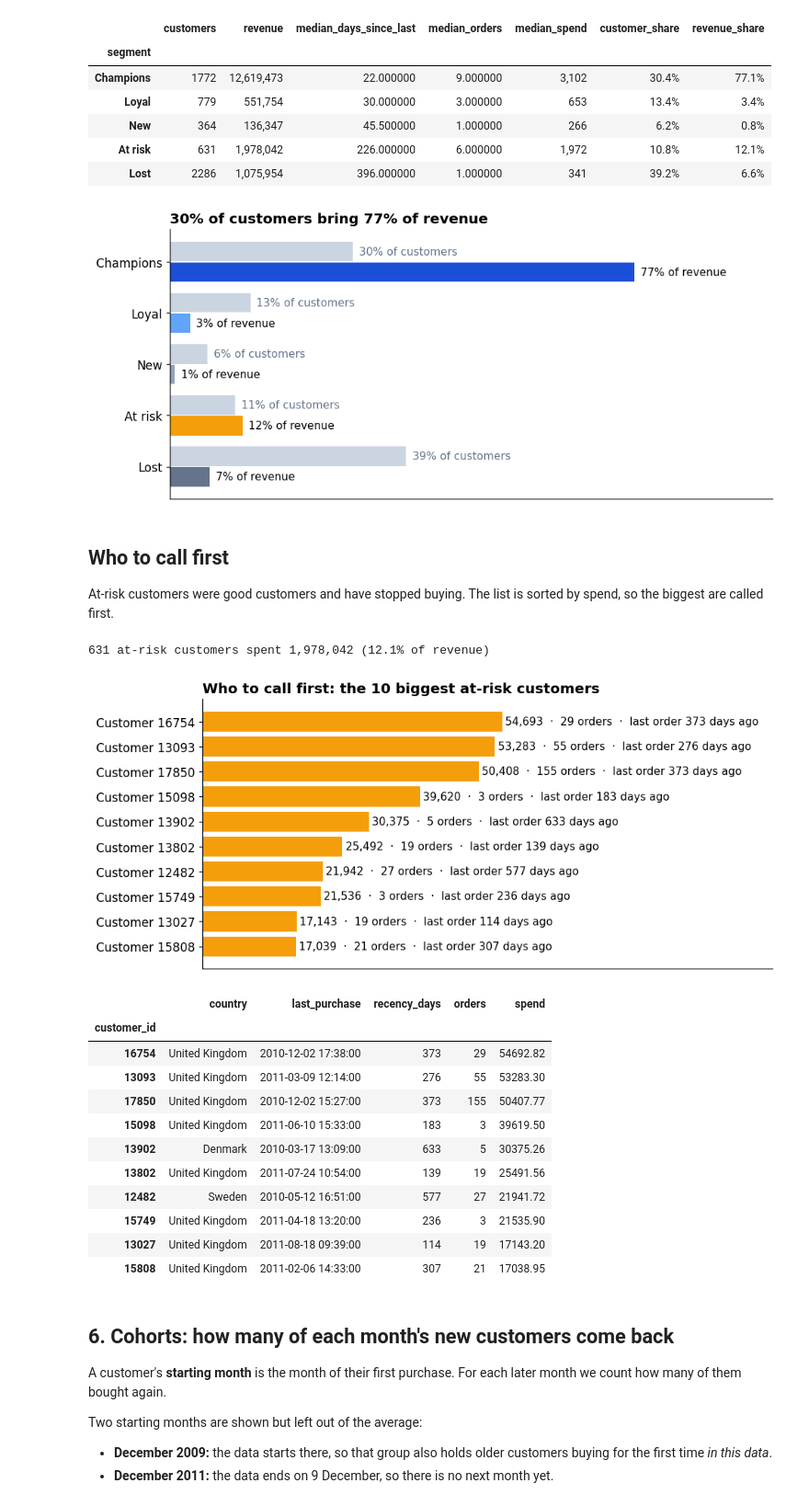
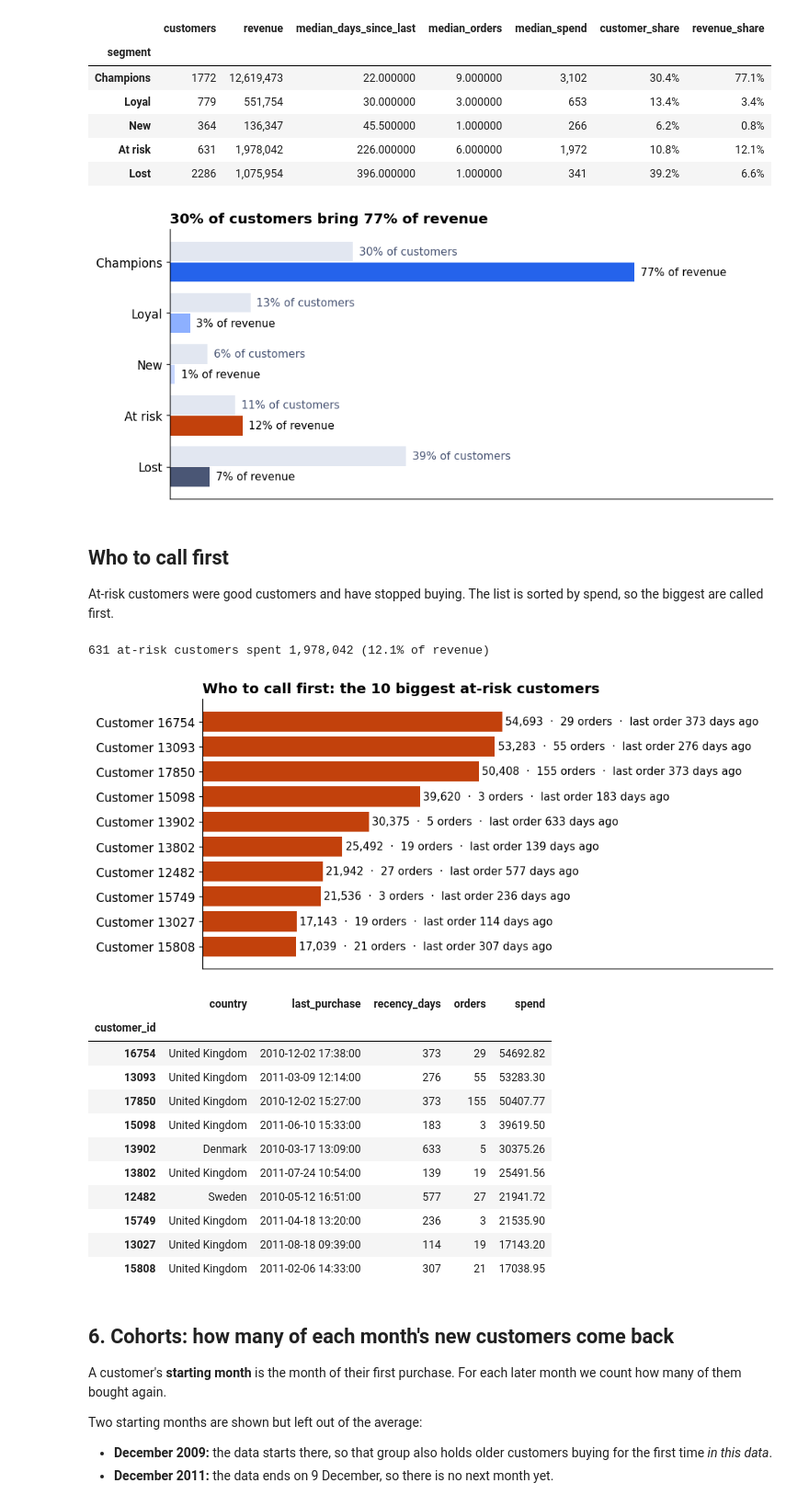
Before and after one commit to omarshalabyy1/customer-segments, a Jupyter notebook: analysis/analysis.ipynb, the cells around one changed output. Shown at 92% size. Cells and saved outputs as stored; diff of their text form; code cells hidden in the pictures.

Commit message:
README charts and diagrams in the shared theme colours: at risk in the danger colour, groups in the same theme slots as the Power BI report, cohort heatmap white to blue like the matrix

```diff
--- a/analysis/analysis.ipynb
+++ b/analysis/analysis.ipynb
@@ -15,6 +15,7 @@ import urllib.request, zipfile
 import numpy as np
 import pandas as pd
 import matplotlib.pyplot as plt
+from matplotlib.colors import LinearSegmentedColormap
 import duckdb
 
 DATA = Path("../data")
@@ -22,10 +23,10 @@ DOCS = Path("../docs")
 RAW = DATA / "online_retail_II.xlsx"
 URL = "https://archive.ics.uci.edu/static/public/502/online+retail+ii.zip"
 
-# Colours used in every chart and in the Power BI theme: blues for the base, amber for "at risk"
-NAVY, SLATE, LIGHT, AMBER = "#1E3A8A", "#64748B", "#CBD5E1", "#F59E0B"
+# The portfolio theme's colours, the same slots as the Power BI report: blues for the base, danger for "at risk"
+NAVY, SLATE, LIGHT, DANGER = "#0E1630", "#4A5675", "#E2E7F1", "#C2410C"
 SEGMENTS = ["Champions", "Loyal", "New", "At risk", "Lost"]
-SEGMENT_COLOURS = {"Champions": "#1D4ED8", "Loyal": "#60A5FA", "New": "#94A3B8", "At risk": AMBER, "Lost": SLATE}
+SEGMENT_COLOURS = {"Champions": "#2563EB", "Loyal": "#8DB0FF", "New": "#C7D7FE", "At risk": DANGER, "Lost": SLATE}
 plt.rcParams.update({"font.size": 11, "axes.spines.top": False, "axes.spines.right": False,
                      "axes.titleweight": "bold", "axes.titlesize": 13, "figure.dpi": 110})
 # %% [markdown]
@@ -230,7 +231,7 @@ ax.set_yticks(y, SEGMENTS); ax.invert_yaxis(); ax.set_xticks([]); ax.set_xlim(0,
 ax.set_title(f"{champ.customer_share:.0%} of customers bring {champ.revenue_share:.0%} of revenue", loc="left")
 plt.tight_layout(); plt.savefig(DOCS / "segments.png"); plt.show()
 # %% [output]
-[figure, old version]
+[figure, new version]
 # %% [markdown]
 ## Who to call first
 
@@ -238,19 +239,19 @@ At-risk customers were good customers and have stopped buying. The list is sorte
 # %%
 at_risk = customers[customers.segment == "At risk"].sort_values("spend", ascending=False)
 top10 = at_risk.head(10)
 print(f"{len(at_risk):,} at-risk customers spent {at_risk.spend.sum():,.0f} ({at_risk.spend.sum() / total_spend:.1%} of revenue)")
 
 fig, ax = plt.subplots(figsize=(9, 4))
-ax.barh([f"Customer {cid}" for cid in top10.index], top10.spend, color=AMBER)
+ax.barh([f"Customer {cid}" for cid in top10.index], top10.spend, color=DANGER)
 for i, (spend, days, orders) in enumerate(zip(top10.spend, top10.recency_days, top10.orders)):
     ax.text(spend + top10.spend.max() * 0.01, i, f"{spend:,.0f}  ·  {orders} orders  ·  last order {days} days ago", va="center", fontsize=10)
 ax.invert_yaxis(); ax.set_xticks([]); ax.set_xlim(0, top10.spend.max() * 1.9)
 ax.set_title("Who to call first: the 10 biggest at-risk customers", loc="left")
 plt.tight_layout(); plt.savefig(DOCS / "at-risk.png"); plt.show()
 top10[["country", "last_purchase", "recency_days", "orders", "spend"]]
 # %% [output]
 631 at-risk customers spent 1,978,042 (12.1% of revenue)
-[figure, old version]
+[figure, new version]
 |  | country | last_purchase | recency_days | orders | spend |
 | customer_id |  |  |  |  |  |
 | 16754 | United Kingdom | 2010-12-02 17:38:00 | 373 | 29 | 54692.82 |
```
Also changed, not shown: parts of 2 cells of this notebook, 7 other files.
